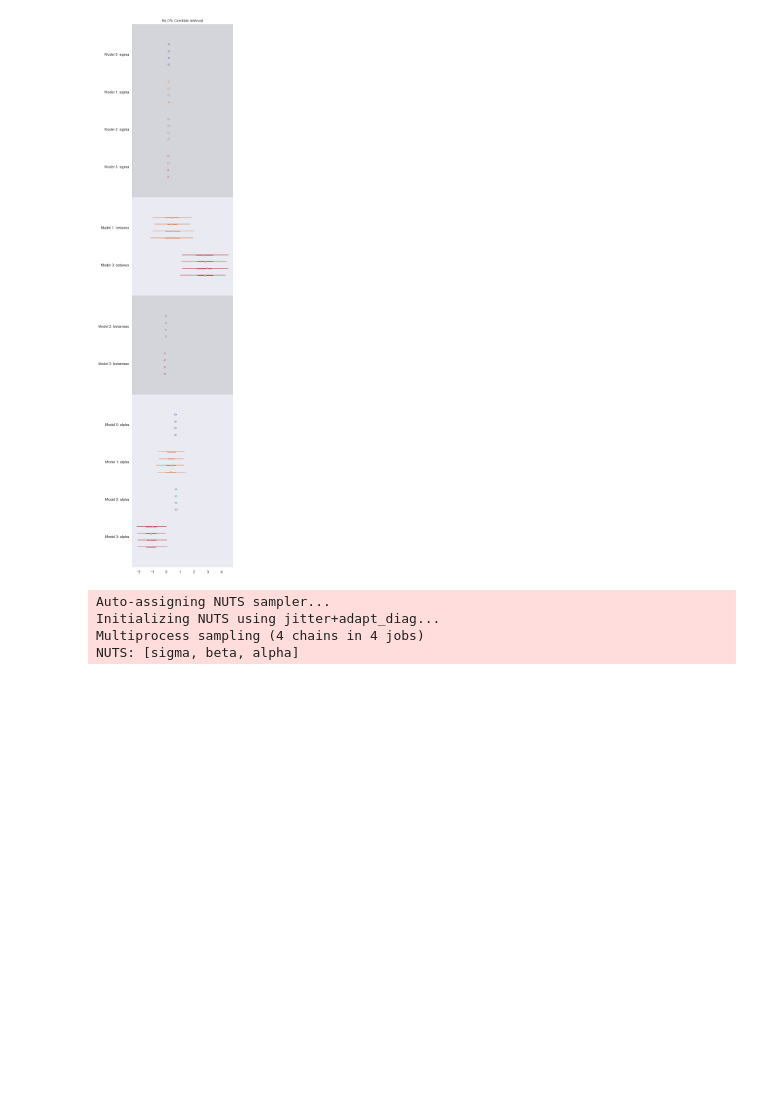
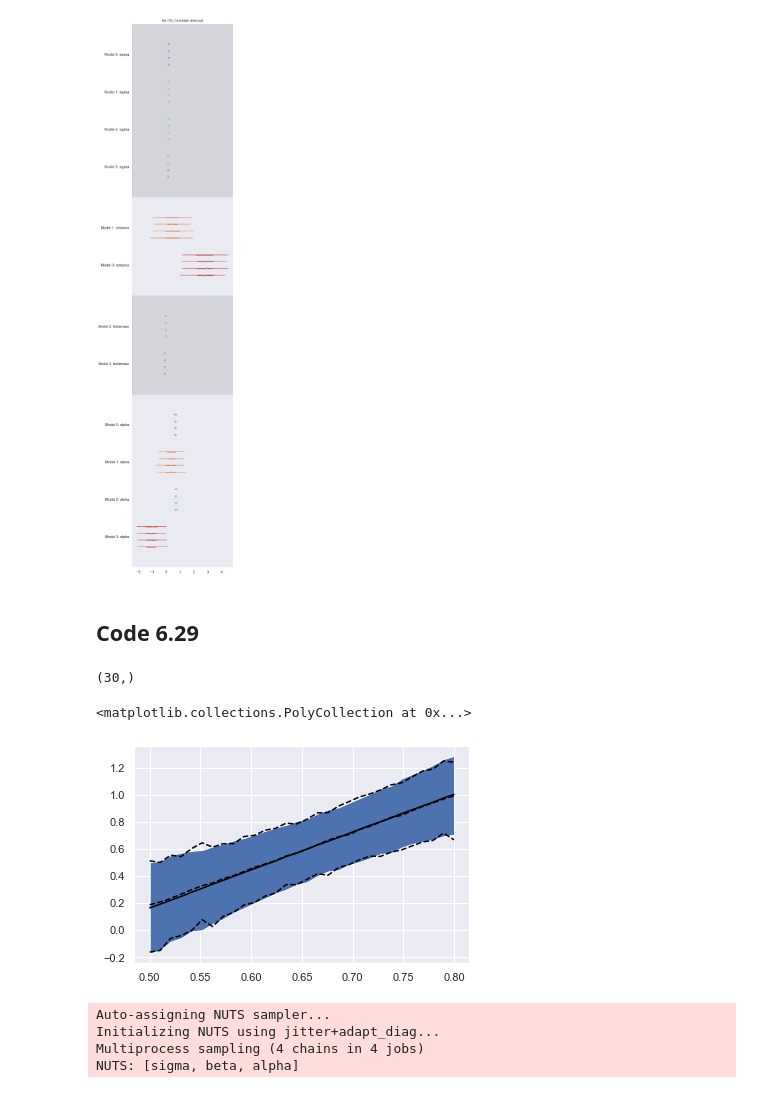
Before and after one commit to jkelley7/stat_rethinking, a Jupyter notebook: Chapter_6.ipynb, the cells around one changed output. Cells and saved outputs as stored; diff of their text form; code cells hidden in the pictures; blank space fills up the shorter version.

```diff
--- a/Chapter_6.ipynb
+++ b/Chapter_6.ipynb
@@ -433,6 +437,44 @@ The tick1On function was deprecated in Matplotlib 3.1 and will be removed in 3.3
 The tick2On function was deprecated in Matplotlib 3.1 and will be removed in 3.3. Use Tick.tick2line.set_visible instead.
   ticks.tick2On = False
 [figure]
+# %% [markdown]
+## Code 6.29
+# %%
+nc_seq = np.linspace(.5,.8, num = 30)
+neocortex.set_value(nc_seq)
+
+mass_vars = np.repeat(4.5, 30)
+mass.set_value(np.log(mass_vars))
+
+with m614:
+    post_pred = pm.sample_posterior_predictive(trace= tracem614, samples = 1000)
+# %%
+neocortex.set_value(nc_seq)
+mass.set_value(np.log(mass_vars))
+
+traces = [tracem611, tracem612, tracem613, tracem614]
+models = [m611, m612, m613, m614]
+
+ensemble = pm.sample_posterior_predictive_w(traces = traces, samples = 10000,
+                                            models = models ,weights = df_compare.weight.sort_index(ascending=True))
+# %%
+k_cal_ensmean = ensemble['k_cal'].mean(0)
+k_cal_ens_hpd = az.hpd(ensemble['k_cal'], credible_interval=.89)
+k_cal_ensmean.shape
+# %% [output]
+(30,)
+# %%
+k_cal_mu = post_pred['k_cal'].mean(0)
+k_cal_hpd = az.hpd(post_pred['k_cal'], credible_interval = .89)
+
+plt.plot(nc_seq,k_cal_mu, linestyle = '--', color = 'black')
+plt.plot(nc_seq,k_cal_hpd[:,0],linestyle = '--', color = 'black')
+plt.plot(nc_seq,k_cal_hpd[:,1],linestyle = '--', color = 'black')
+plt.plot(nc_seq,k_cal_ensmean, linestyle = '-', color = 'black')
+plt.fill_between(nc_seq,k_cal_ens_hpd[:,0],k_cal_ens_hpd[:,1], alpha = )
+# %% [output]
+<matplotlib.collections.PolyCollection at 0x...>
+[figure, added]
 # %%
 with pm.Model() as m615:
     alpha = pm.Normal('alpha', mu = 0, sigma = 10)
```
Also changed, not shown: parts of 6 cells of this notebook.
